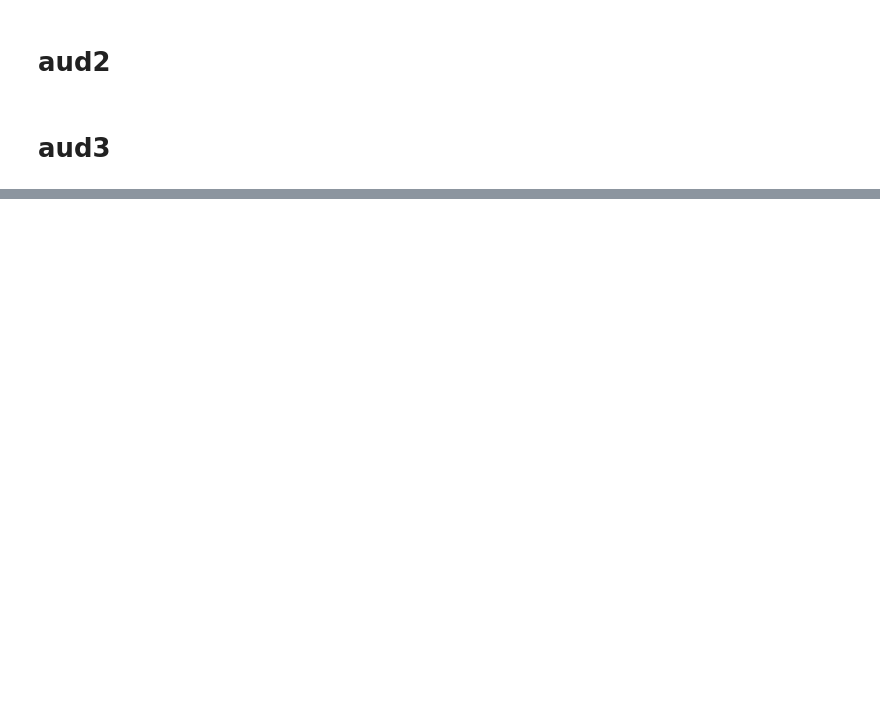
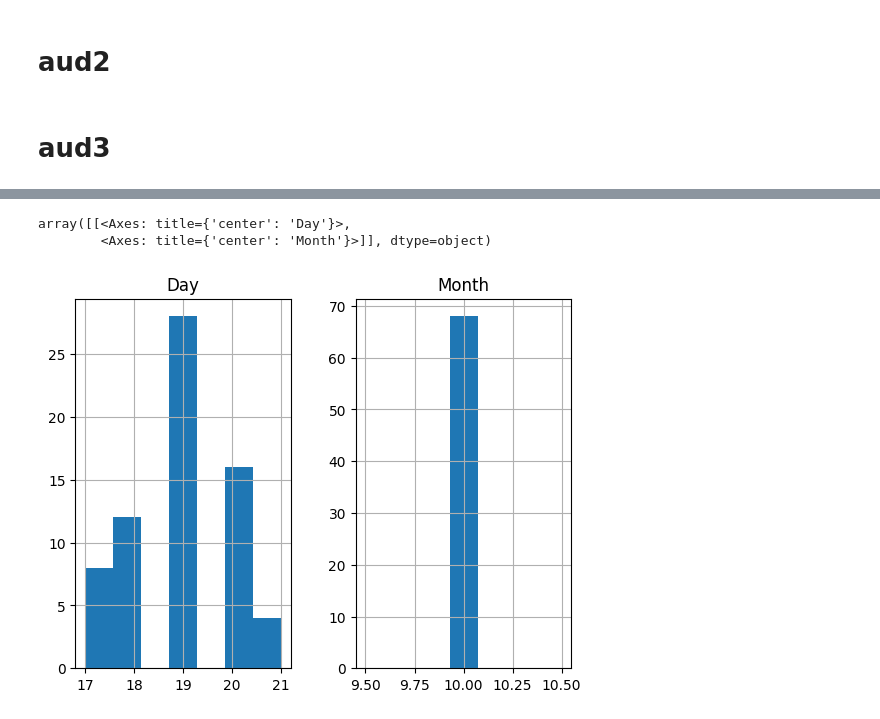
Before and after one commit to sofe1204/colaboratory, a Jupyter notebook: vezbi.ipynb, the cells around one changed output, grey strips where cells are left out. Cells and saved outputs as stored; diff of their text form; code cells hidden in the pictures; blank space fills up the shorter version.

```diff
--- a/vezbi.ipynb
+++ b/vezbi.ipynb
@@ -122,0 +293,6 @@ df_health
+# %%
+df.hist(bins= 7) # sekoj den e kako vo bin , ako imame malce binovi moze da dojde do spojuvanje i preklopuvanje na razlicni denovi vo ist bin
+# %% [output]
+array([[<Axes: title={'center': 'Day'}>,
+        <Axes: title={'center': 'Month'}>]], dtype=object)
+[figure, added]
```
Also changed, not shown: parts of 37 cells of this notebook.
